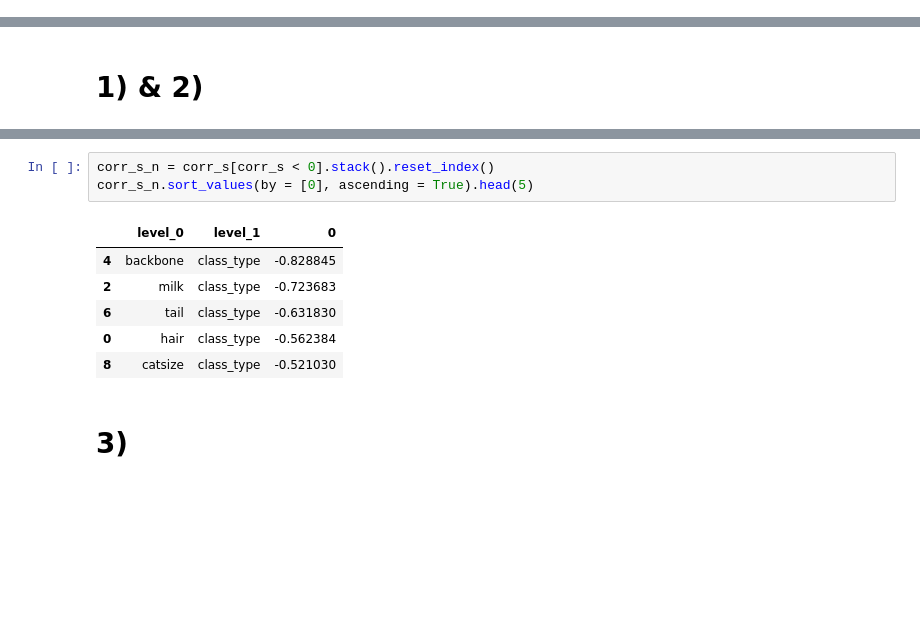
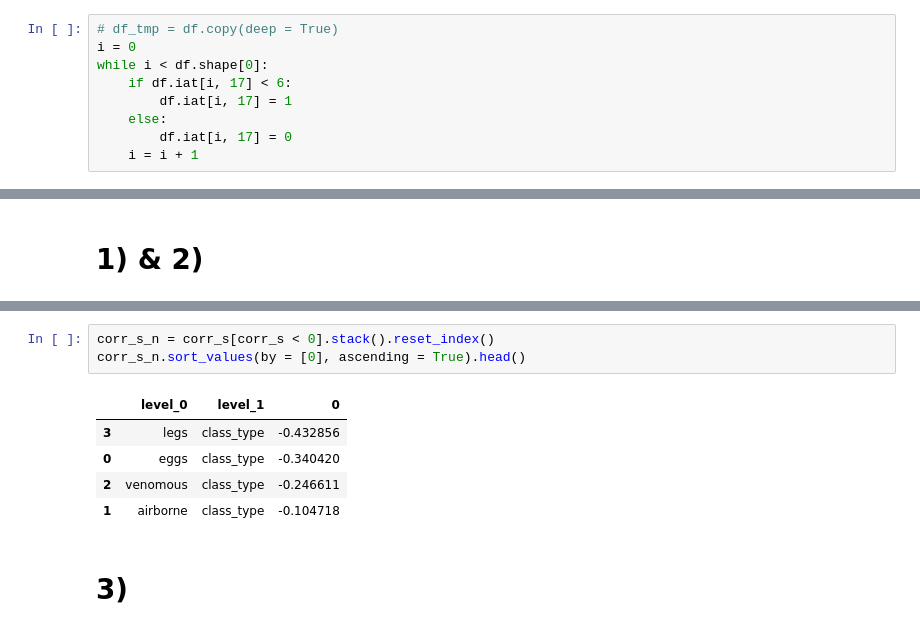
Before and after one commit to yifuhhh/EE380L_DataMining, a Jupyter notebook: HW3/DataMiningHW3_new.ipynb, the cells around one changed output, grey strips where cells are left out. Saved outputs shown, nothing was run; the diff lists cells and outputs as text; blank space fills up the shorter version.

```diff
--- a/HW3/DataMiningHW3_new.ipynb
+++ b/HW3/DataMiningHW3_new.ipynb
@@ -232,0 +235,9 @@ class_df = pd.read_csv("class.csv")
+# %%
+# df_tmp = df.copy(deep = True)
+i = 0
+while i < df.shape[0]:
+    if df.iat[i, 17] < 6:
+        df.iat[i, 17] = 1
+    else:
+        df.iat[i, 17] = 0
+    i = i + 1
@@ -257,13 +270,12 @@ corr_s_p.sort_values(by = [0], ascending = False).head(5)
 # %%
 corr_s_n = corr_s[corr_s < 0].stack().reset_index()
-corr_s_n.sort_values(by = [0], ascending = True).head(5)
+corr_s_n.sort_values(by = [0], ascending = True).head()
 # %% [output]
 |  | level_0 | level_1 | 0 |
-| 4 | backbone | class_type | -0.828845 |
-| 2 | milk | class_type | -0.723683 |
-| 6 | tail | class_type | -0.631830 |
-| 0 | hair | class_type | -0.562384 |
-| 8 | catsize | class_type | -0.521030 |
+| 3 | legs | class_type | -0.432856 |
+| 0 | eggs | class_type | -0.340420 |
+| 2 | venomous | class_type | -0.246611 |
+| 1 | airborne | class_type | -0.104718 |
 # %% [markdown]
 # 3)
 # %%
```
Also changed, not shown: parts of 8 cells of this notebook, 1 other file.
